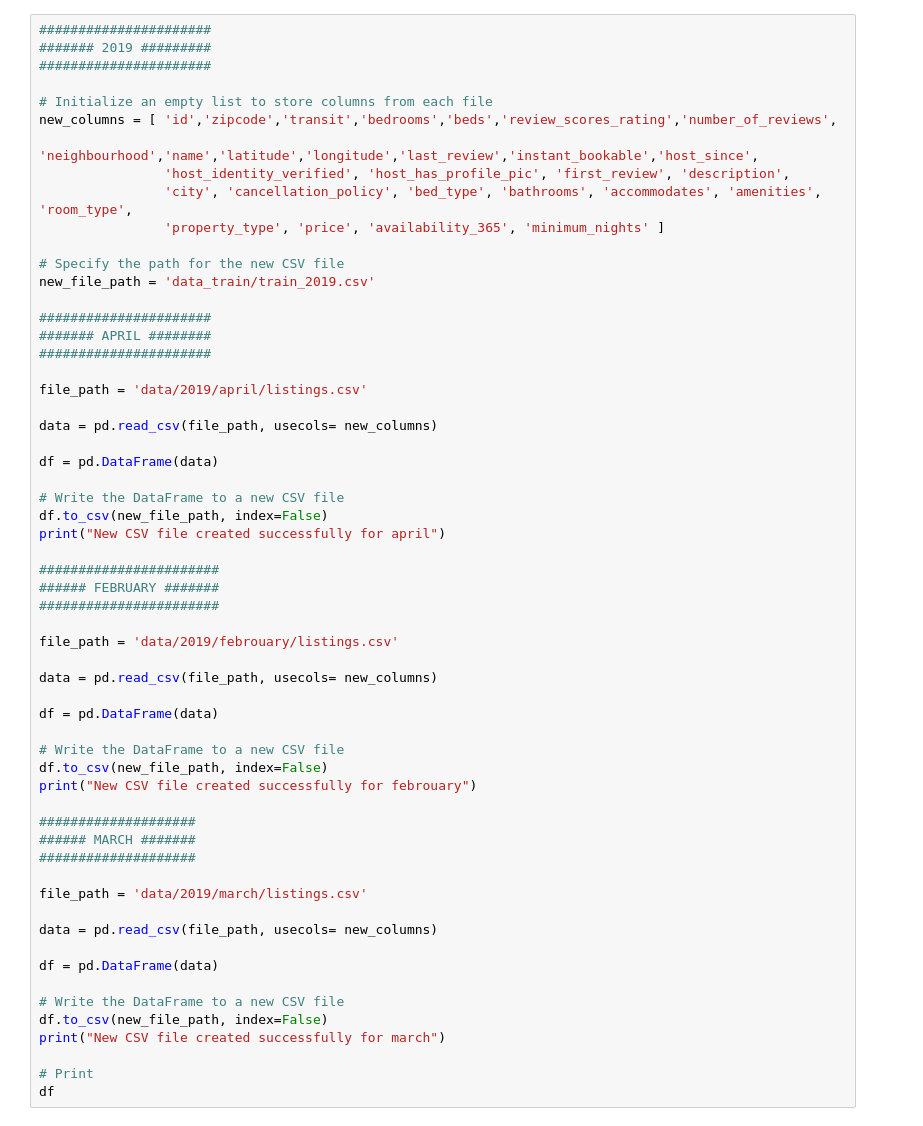
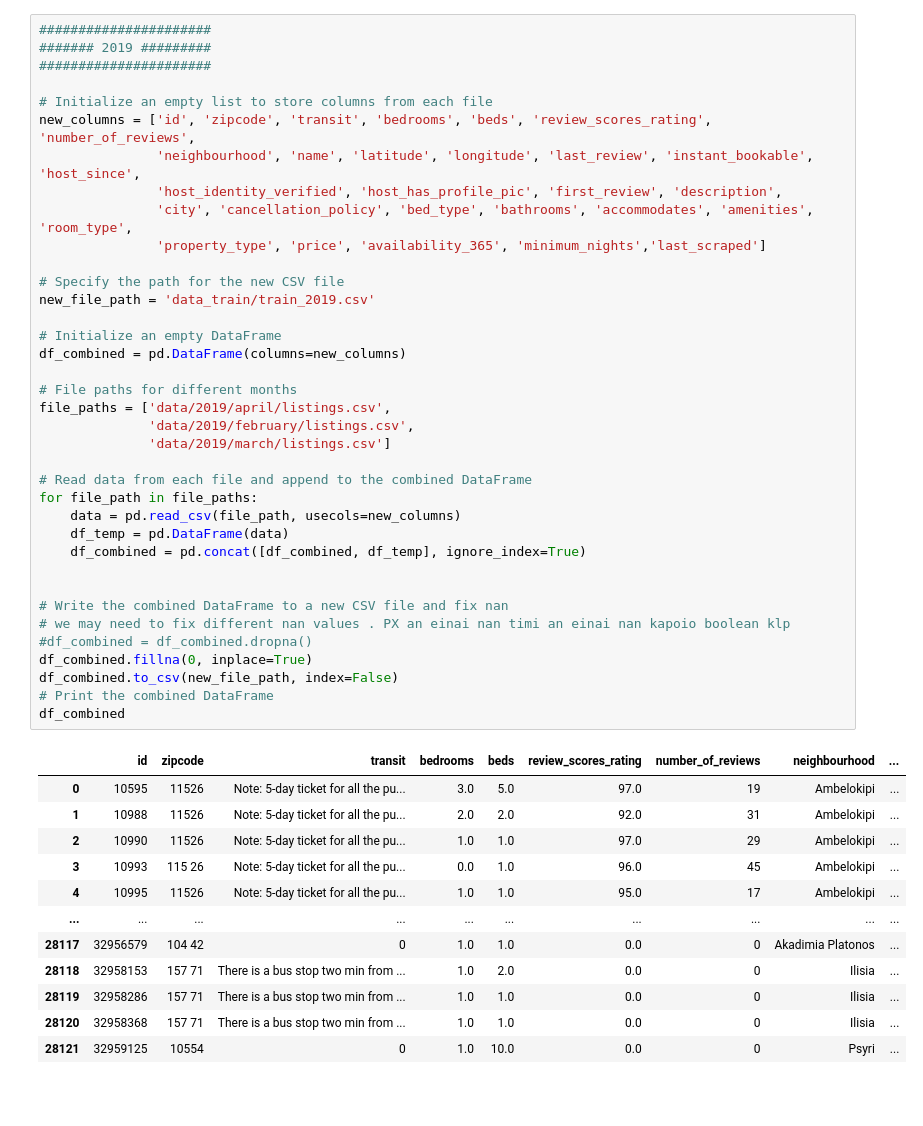
Before and after one commit to vaggeliskg/Data-Mining-Techniques-Project1, a Jupyter notebook: data_exploration.ipynb, the cells around one changed output. Drawn from its saved outputs; the diff is of its cells as text; blank space fills up the shorter version.

```diff
--- a/data_exploration.ipynb
+++ b/data_exploration.ipynb
@@ -5,60 +6,50 @@ import sys
 # %%
 ######################
 ####### 2019 #########
 ######################
 
 # Initialize an empty list to store columns from each file
-new_columns = [ 'id','zipcode','transit','bedrooms','beds','review_scores_rating','number_of_reviews',
-                'neighbourhood','name','latitude','longitude','last_review','instant_bookable','host_since',
-                'host_identity_verified', 'host_has_profile_pic', 'first_review', 'description',
-                'city', 'cancellation_policy', 'bed_type', 'bathrooms', 'accommodates', 'amenities', 'room_type',
-                'property_type', 'price', 'availability_365', 'minimum_nights' ]
+new_columns = ['id', 'zipcode', 'transit', 'bedrooms', 'beds', 'review_scores_rating', 'number_of_reviews',
+               'neighbourhood', 'name', 'latitude', 'longitude', 'last_review', 'instant_bookable', 'host_since',
+               'host_identity_verified', 'host_has_profile_pic', 'first_review', 'description',
+               'city', 'cancellation_policy', 'bed_type', 'bathrooms', 'accommodates', 'amenities', 'room_type',
+               'property_type', 'price', 'availability_365', 'minimum_nights','last_scraped']
 
 # Specify the path for the new CSV file
 new_file_path = 'data_train/train_2019.csv'
 
-######################
-####### APRIL ########
-######################
+# Initialize an empty DataFrame
+df_combined = pd.DataFrame(columns=new_columns)
 
-file_path = 'data/2019/april/listings.csv'
+# File paths for different months
+file_paths = ['data/2019/april/listings.csv',
+              'data/2019/february/listings.csv',
+              'data/2019/march/listings.csv']
 
-data = pd.read_csv(file_path, usecols= new_columns)
+# Read data from each file and append to the combined DataFrame
+for file_path in file_paths:
+    data = pd.read_csv(file_path, usecols=new_columns)
+    df_temp = pd.DataFrame(data)
+    df_combined = pd.concat([df_combined, df_temp], ignore_index=True)
 
-df = pd.DataFrame(data)
 
-# Write the DataFrame to a new CSV file
-df.to_csv(new_file_path, index=False)
-print("New CSV file created successfully for april")
-
-#######################
-###### FEBRUARY #######
-#######################
-
-file_path = 'data/2019/febrouary/listings.csv'
-
-data = pd.read_csv(file_path, usecols= new_columns)
-
-df = pd.DataFrame(data)
-
-# Write the DataFrame to a new CSV file
-df.to_csv(new_file_path, index=False)
-print("New CSV file created successfully for febrouary")
-
-####################
-###### MARCH #######
-####################
-
-file_path = 'data/2019/march/listings.csv'
-
-data = pd.read_csv(file_path, usecols= new_columns)
-
-df = pd.DataFrame(data)
-
-# Write the DataFrame to a new CSV file
-df.to_csv(new_file_path, index=False)
-print("New CSV file created successfully for march")
-
-# Print
-df
+# Write the combined DataFrame to a new CSV file and fix nan
+# we may need to fix different nan values . PX an einai nan timi an einai nan kapoio boolean klp
+#df_combined = df_combined.dropna()
+df_combined.fillna(0, inplace=True)
+df_combined.to_csv(new_file_path, index=False)
+# Print the combined DataFrame
+df_combined
 # %% [output]
+|  | id | zipcode | transit | bedrooms | beds | review_scores_rating | number_of_reviews | neighbourhood | ... |
+| 0 | 10595 | 11526 | Note: 5-day ticket for all the pu... | 3.0 | 5.0 | 97.0 | 19 | Ambelokipi | ... |
+| 1 | 10988 | 11526 | Note: 5-day ticket for all the pu... | 2.0 | 2.0 | 92.0 | 31 | Ambelokipi | ... |
+| 2 | 10990 | 11526 | Note: 5-day ticket for all the pu... | 1.0 | 1.0 | 97.0 | 29 | Ambelokipi | ... |
+| 3 | 10993 | 115 26 | Note: 5-day ticket for all the pu... | 0.0 | 1.0 | 96.0 | 45 | Ambelokipi | ... |
+| 4 | 10995 | 11526 | Note: 5-day ticket for all the pu... | 1.0 | 1.0 | 95.0 | 17 | Ambelokipi | ... |
+| ... | ... | ... | ... | ... | ... | ... | ... | ... | ... |
+| 28117 | 32956579 | 104 42 | 0 | 1.0 | 1.0 | 0.0 | 0 | Akadimia Platonos | ... |
+| 28118 | 32958153 | 157 71 | There is a bus stop two min from ... | 1.0 | 2.0 | 0.0 | 0 | Ilisia | ... |
+| 28119 | 32958286 | 157 71 | There is a bus stop two min from ... | 1.0 | 1.0 | 0.0 | 0 | Ilisia | ... |
+| 28120 | 32958368 | 157 71 | There is a bus stop two min from ... | 1.0 | 1.0 | 0.0 | 0 | Ilisia | ... |
+| 28121 | 32959125 | 10554 | 0 | 1.0 | 10.0 | 0.0 | 0 | Psyri | ... |
```
Also changed, not shown: parts of 7 cells of this notebook, 1 other file.
